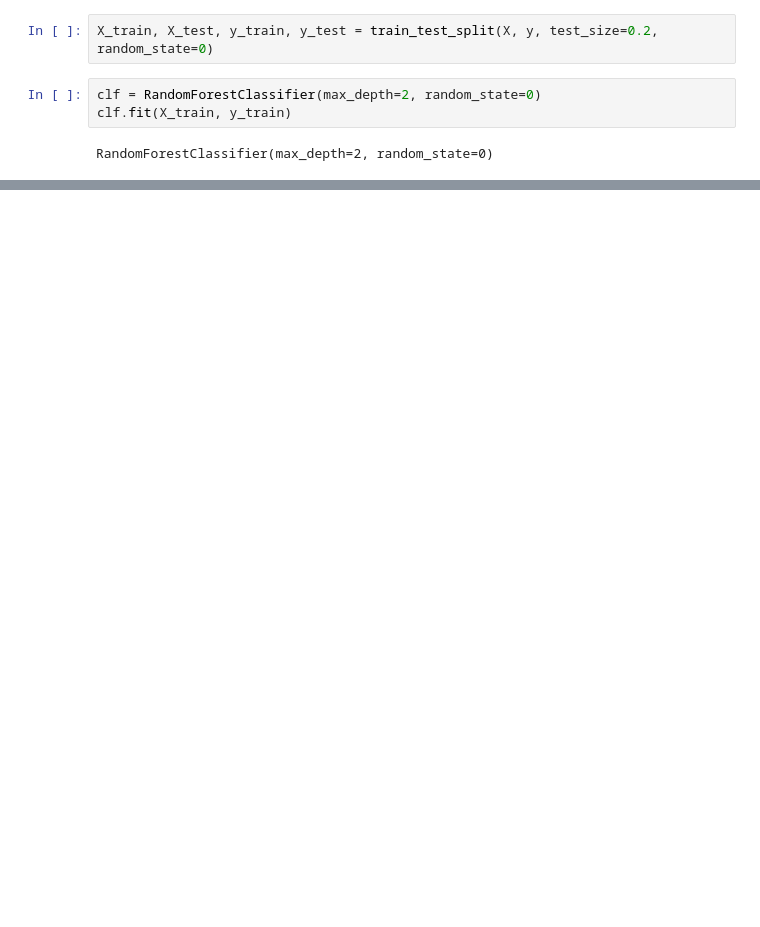
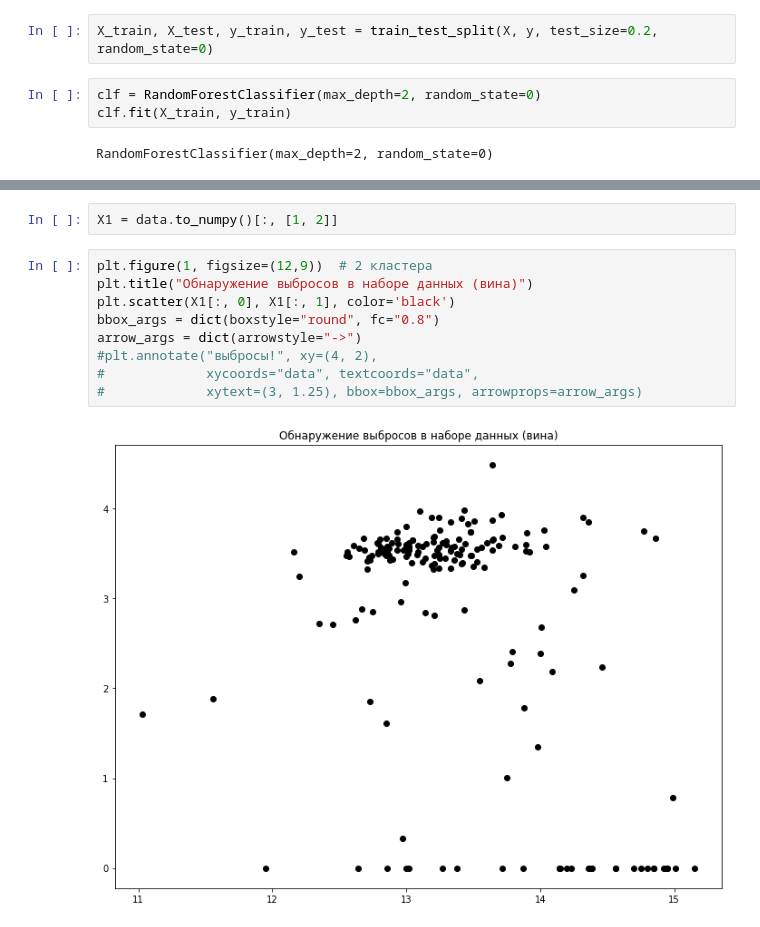
Before and after one commit to Ch0k/ML-DZ9, a Jupyter notebook: Untitled6.ipynb, the cells around one changed output, grey strips where cells are left out. Cells and saved outputs as stored; diff of their text form; blank space fills up the shorter version.

```diff
--- a/Untitled6.ipynb
+++ b/Untitled6.ipynb
@@ -336,0 +414,13 @@ R2 score: 0.35710698141637376
+# %%
+X1 = data.to_numpy()[:, [1, 2]]
+# %%
+plt.figure(1, figsize=(12,9))  # 2 кластера
+plt.title("Обнаружение выбросов в наборе данных (вина)")
+plt.scatter(X1[:, 0], X1[:, 1], color='black')
+bbox_args = dict(boxstyle="round", fc="0.8")
+arrow_args = dict(arrowstyle="->")
+#plt.annotate("выбросы!", xy=(4, 2),
+#             xycoords="data", textcoords="data",
+#             xytext=(3, 1.25), bbox=bbox_args, arrowprops=arrow_args)
+# %% [output]
+[figure, added]
```
Also changed, not shown: parts of 15 cells of this notebook.
